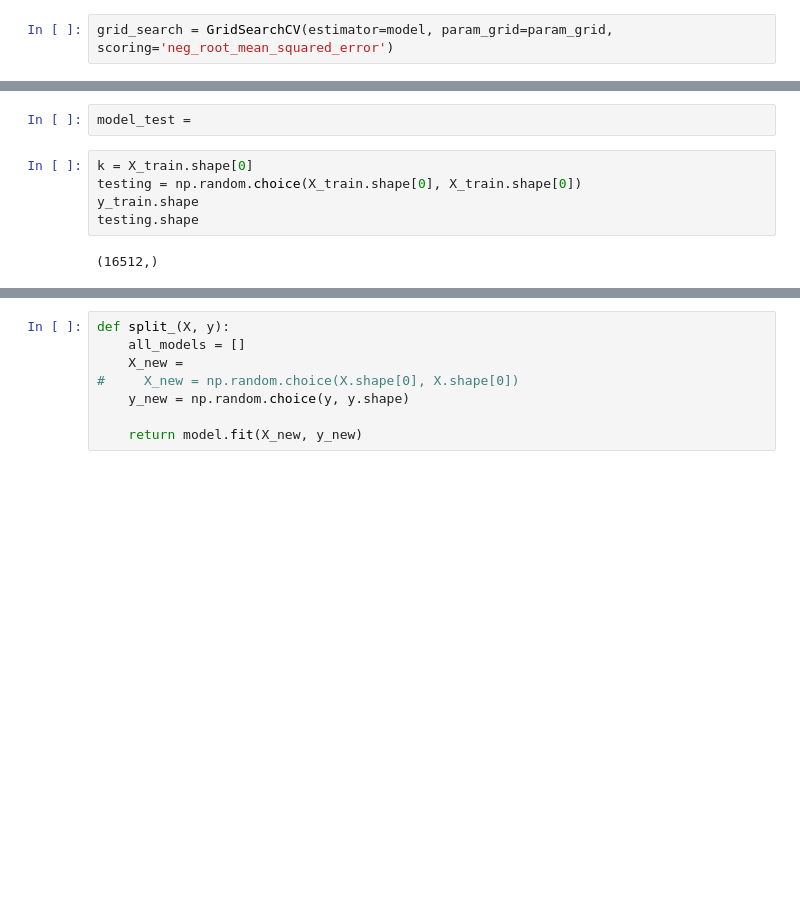
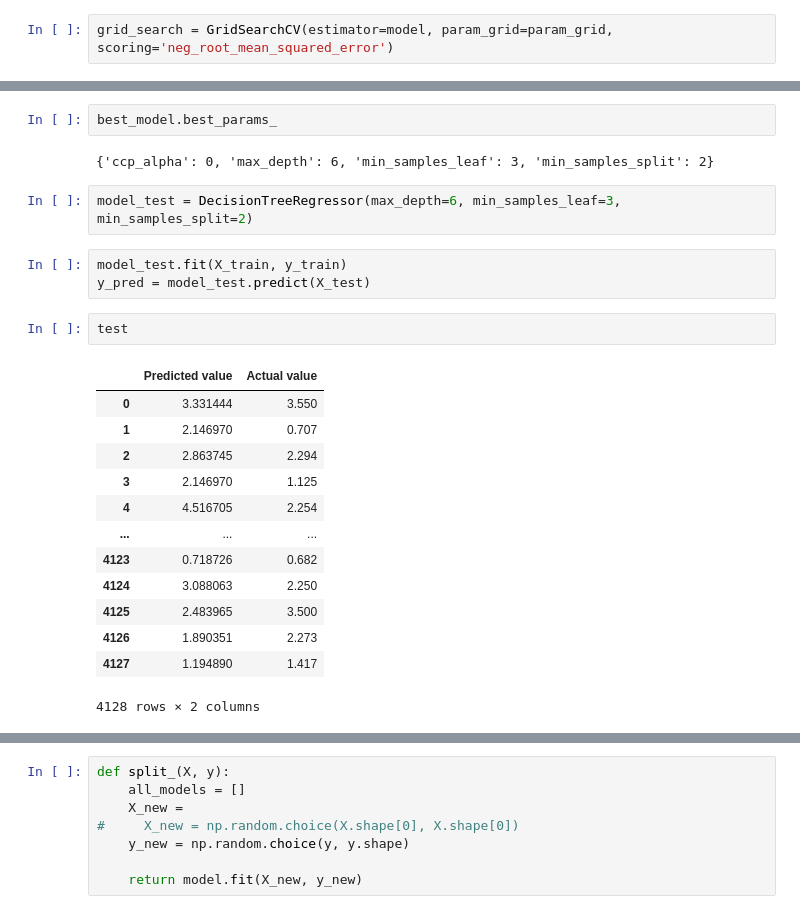
Before and after one commit to Elicit3495/MachineLearningProject22, a Jupyter notebook: Untitled4.ipynb, the cells around one changed output, grey strips where cells are left out. Drawn from its saved outputs; the diff is of its cells as text; blank space fills up the shorter version.

```diff
--- a/Untitled4.ipynb
+++ b/Untitled4.ipynb
@@ -68,9 +62,25 @@ best_model.best_params_
-# %%
-model_test =
-# %%
-k = X_train.shape[0]
-testing = np.random.choice(X_train.shape[0], X_train.shape[0])
-y_train.shape
-testing.shape
-# %% [output]
-(16512,)
+# %%
+best_model.best_params_
+# %% [output]
+{'ccp_alpha': 0, 'max_depth': 6, 'min_samples_leaf': 3, 'min_samples_split': 2}
+# %%
+model_test = DecisionTreeRegressor(max_depth=6, min_samples_leaf=3, min_samples_split=2)
+# %%
+model_test.fit(X_train, y_train)
+y_pred = model_test.predict(X_test)
+# %%
+test
+# %% [output]
+|  | Predicted value | Actual value |
+| 0 | 3.331444 | 3.550 |
+| 1 | 2.146970 | 0.707 |
+| 2 | 2.863745 | 2.294 |
+| 3 | 2.146970 | 1.125 |
+| 4 | 4.516705 | 2.254 |
+| ... | ... | ... |
+| 4123 | 0.718726 | 0.682 |
+| 4124 | 3.088063 | 2.250 |
+| 4125 | 2.483965 | 3.500 |
+| 4126 | 1.890351 | 2.273 |
+| 4127 | 1.194890 | 1.417 |
+4128 rows × 2 columns
```
Also changed, not shown: parts of 12 cells of this notebook, 1 other file.
